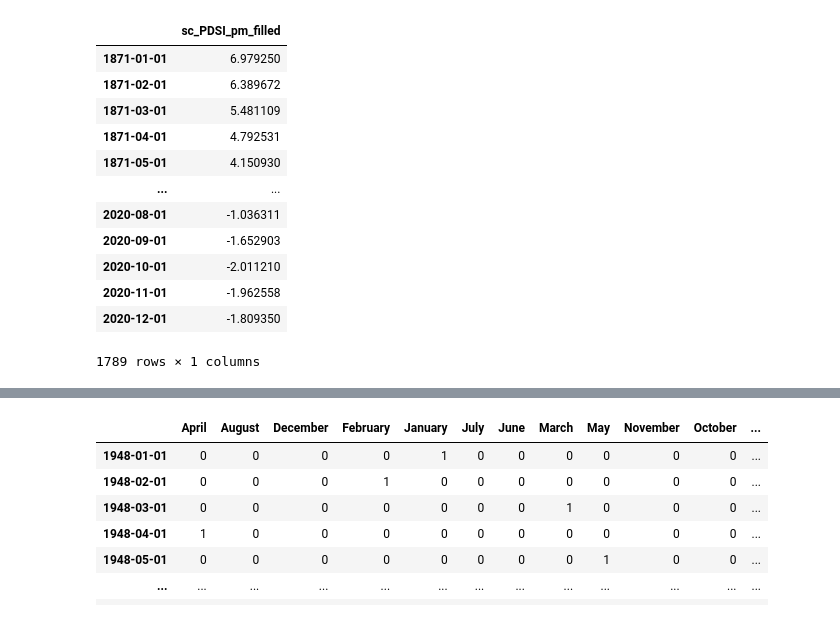
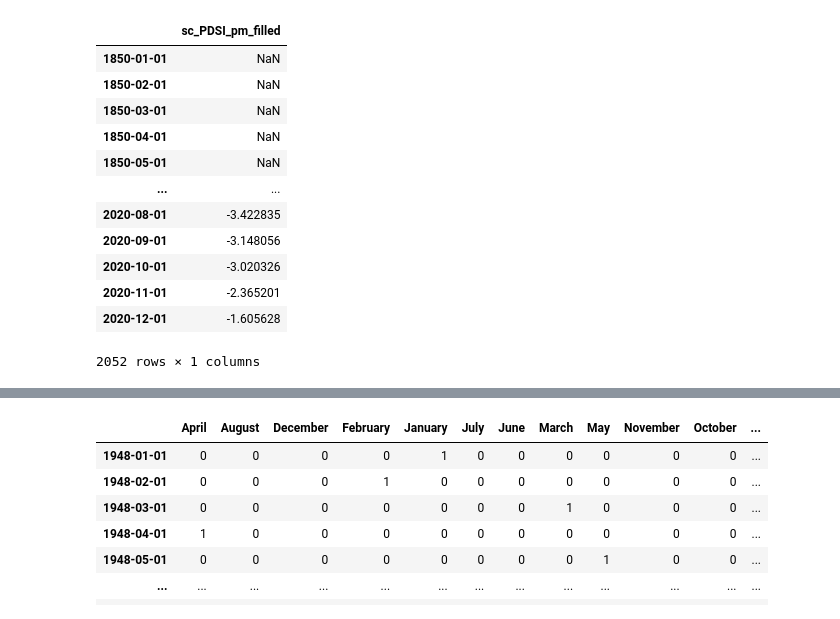
Before and after one commit to Saul-the-engineer/Well_Imputation, a Jupyter notebook: groundwater_imputation_api/src/imputation_api/sample_notebooks/imputation_ml.ipynb, the cells around one changed output, grey strips where cells are left out. Saved outputs shown, nothing was run; the diff lists cells and outputs as text; code cells hidden in the pictures.

```diff
--- a/groundwater_imputation_api/src/imputation_api/sample_notebooks/imputation_ml.ipynb
+++ b/groundwater_imputation_api/src/imputation_api/sample_notebooks/imputation_ml.ipynb
@@ -267,22 +34,23 @@ def scaler_pipline(
 # %%
-import utils_ml
-import utils
-
 # set project arguments
-project_args = utils.ProjectSettings(
-    aquifer_name = 'Beryl-Enterprise, Utah',
-    figure_dir = 'Figures Imputed/',
-    iteration = 1
+project_args = utils_ml.ProjectSettings(
+    aquifer_name = 'Beryl-Enterprise-Utah',
+    iteration_start = 1,
+    target_iterations = 3,
+    artifacts_dir = None,
     )
 
 # create metrics class
-metrics_class = utils_ml.Metrics()
+metrics_class = utils_ml.Metrics(
+    validation_split=0.3,
+    folds=5,
+    )
 
 # Configure logging
-logging.basicConfig(filename=os.path.join(project_args.data_dir,'error.log'), level=logging.ERROR)
+logging.basicConfig(filename=os.path.join(project_args.this_dir,'error.log'), level=logging.ERROR)
 # %%
 # Load preprocessed data
-data_dict_pdsi =  utils.load_pickle(file_name = "PDSI_Data.pickle", path = project_args.data_dir)
-data_dict_gldas =  utils.load_pickle(file_name = "GLDAS_Data.pickle", path = project_args.data_dir)
-data_dict_well = utils.load_pickle(file_name = "BerylEnterpriseData.pickle", path = project_args.data_dir)
+data_dict_pdsi =  utils.load_pickle(file_name = "pdsi_data.pickle", directory = project_args.dataset_outputs_dir)
+data_dict_gldas =  utils.load_pickle(file_name = "gldas_data.pickle", directory = project_args.dataset_outputs_dir)
+data_dict_well = utils.load_pickle(file_name = "beryl_enterprise_data.pickle", directory = project_args.dataset_outputs_dir)
 data_dict_well["runs"] = {}
@@ -289,20 +61,20 @@ data_dict_well["runs"] = {}
 # %%
 # load sample pdsi data
-data_dict_pdsi['Cell_2346']
+data_dict_pdsi['Cell_2186']
 # %% [output]
 |  | sc_PDSI_pm_filled |
-| 1871-01-01 | 6.979250 |
-| 1871-02-01 | 6.389672 |
-| 1871-03-01 | 5.481109 |
-| 1871-04-01 | 4.792531 |
-| 1871-05-01 | 4.150930 |
+| 1850-01-01 | NaN |
+| 1850-02-01 | NaN |
+| 1850-03-01 | NaN |
+| 1850-04-01 | NaN |
+| 1850-05-01 | NaN |
 | ... | ... |
-| 2020-08-01 | -1.036311 |
-| 2020-09-01 | -1.652903 |
-| 2020-10-01 | -2.011210 |
-| 2020-11-01 | -1.962558 |
-| 2020-12-01 | -1.809350 |
+| 2020-08-01 | -3.422835 |
+| 2020-09-01 | -3.148056 |
+| 2020-10-01 | -3.020326 |
+| 2020-11-01 | -2.365201 |
+| 2020-12-01 | -1.605628 |
-1789 rows × 1 columns
+2052 rows × 1 columns
 # %%
 # create list of well ids and imputation range for dataframe creation
 imputation_range = utils.make_interpolation_index()
```
Also changed, not shown: parts of 20 cells of this notebook, 9 other files.
